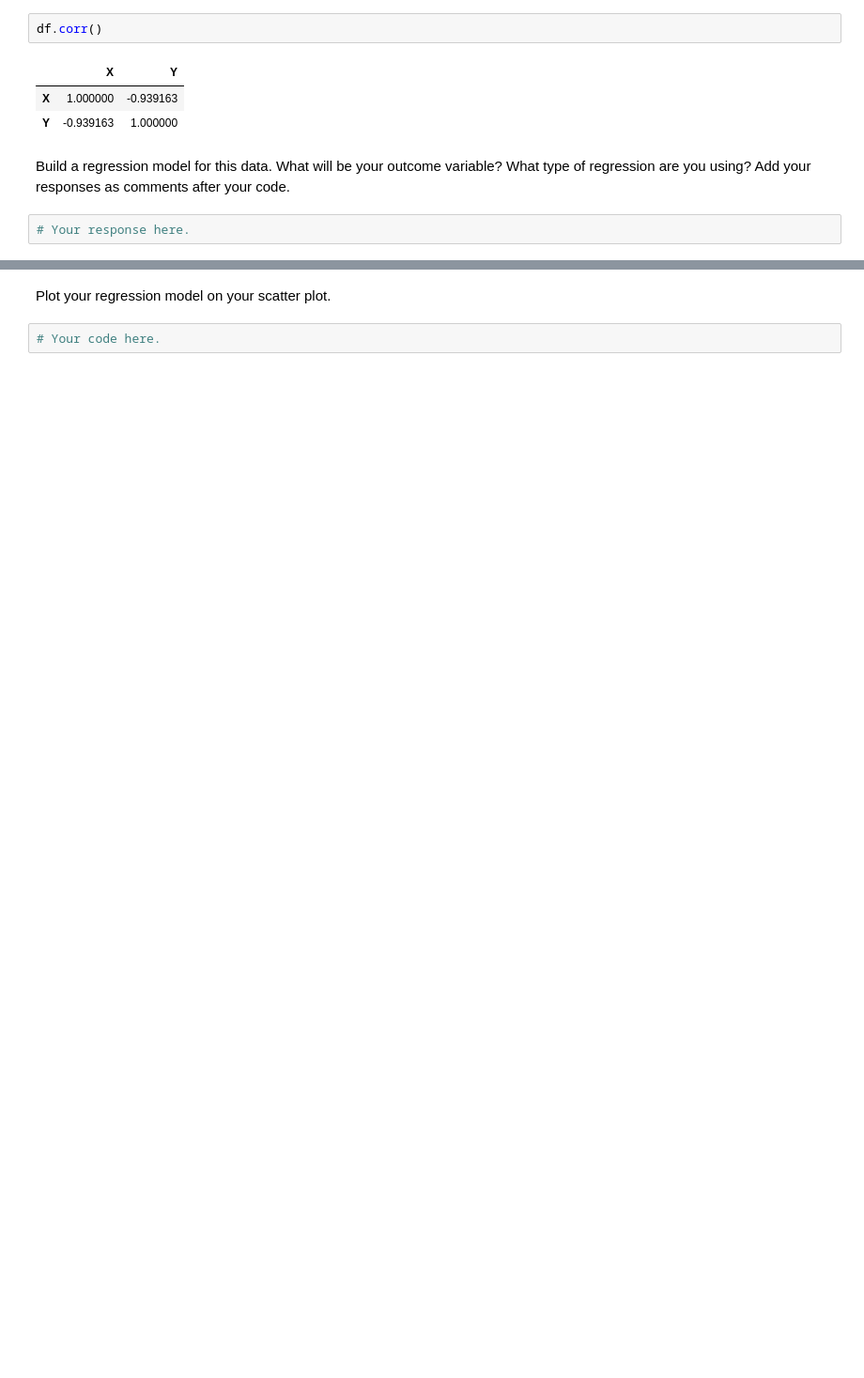
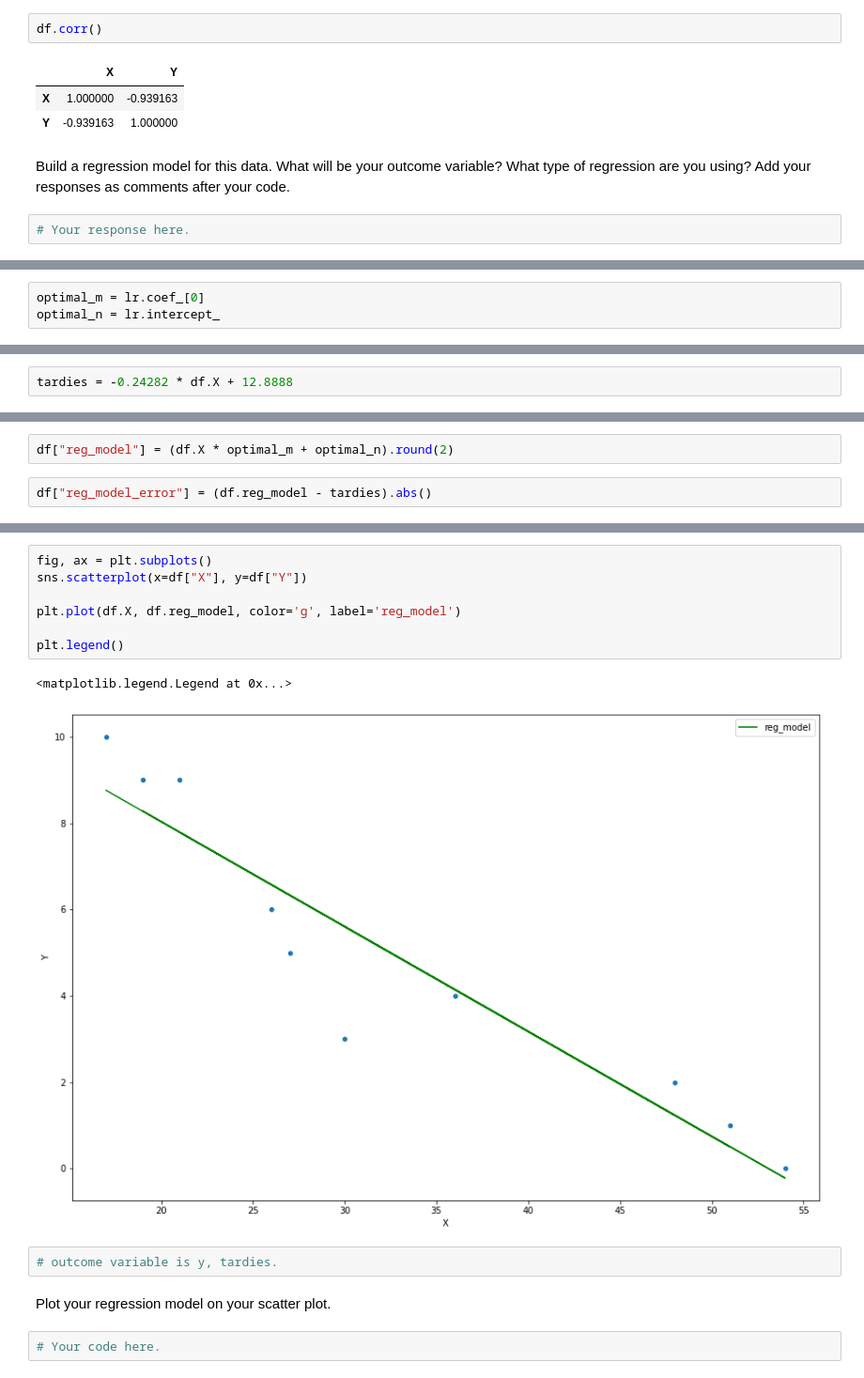
Before and after one commit to Ironhack-Data-Madrid-Enero-2021/lab-regression-analysis, a Jupyter notebook: your-code.ipynb, the cells around one changed output, grey strips where cells are left out. Shown: that part at 94% size. Drawn from its saved outputs; the diff is of its cells as text; blank space fills up the shorter version.

```diff
--- a/your-code.ipynb
+++ b/your-code.ipynb
@@ -117,0 +106,3 @@ Build a regression model for this data. What will be your outcome variable? What
+# %%
+optimal_m = lr.coef_[0]
+optimal_n = lr.intercept_
@@ -117,0 +115,2 @@ Build a regression model for this data. What will be your outcome variable? What
+# %%
+tardies = -0.24282 * df.X + 12.8888
@@ -117,0 +131,4 @@ Build a regression model for this data. What will be your outcome variable? What
+# %%
+df["reg_model"] = (df.X * optimal_m + optimal_n).round(2)
+# %%
+df["reg_model_error"] = (df.reg_model - tardies).abs()
@@ -118,3 +157,15 @@ Build a regression model for this data. What will be your outcome variable? What
+# %%
+fig, ax = plt.subplots()
+sns.scatterplot(x=df["X"], y=df["Y"])
+
+plt.plot(df.X, df.reg_model, color='g', label='reg_model')
+
+plt.legend()
+# %% [output]
+<matplotlib.legend.Legend at 0x...>
+[figure, added]
+# %%
+# outcome variable is y, tardies.
 # %% [markdown]
 Plot your regression model on your scatter plot.
 # %%
```
Also changed, not shown: parts of 14 cells of this notebook.
